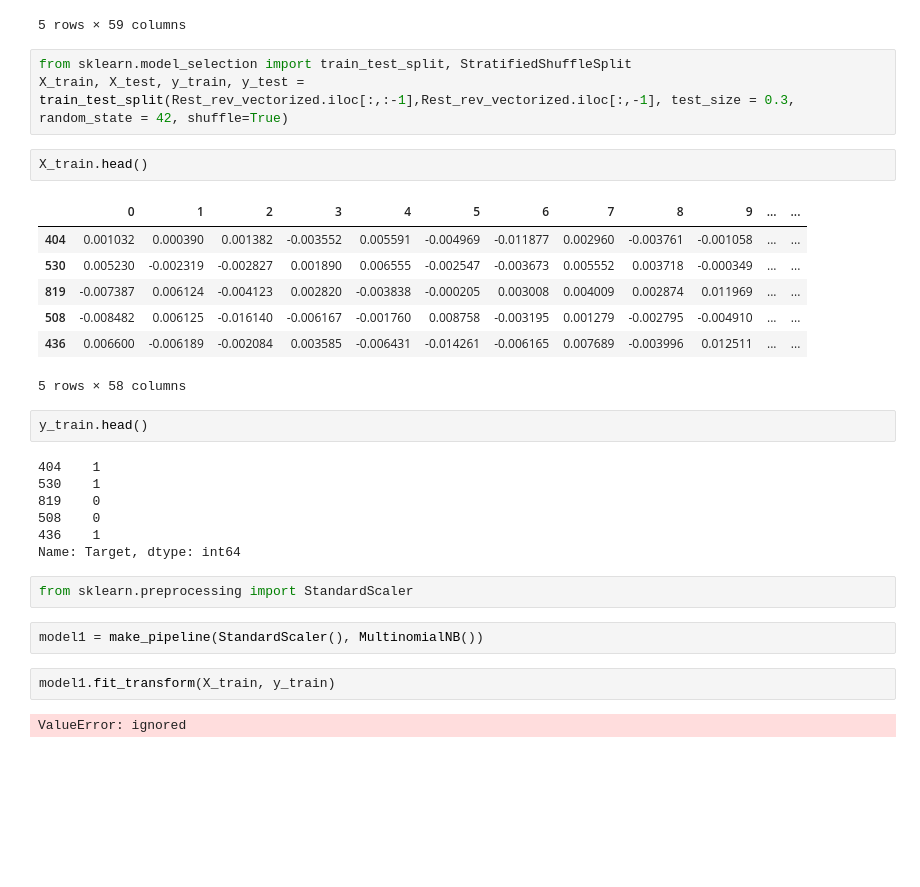
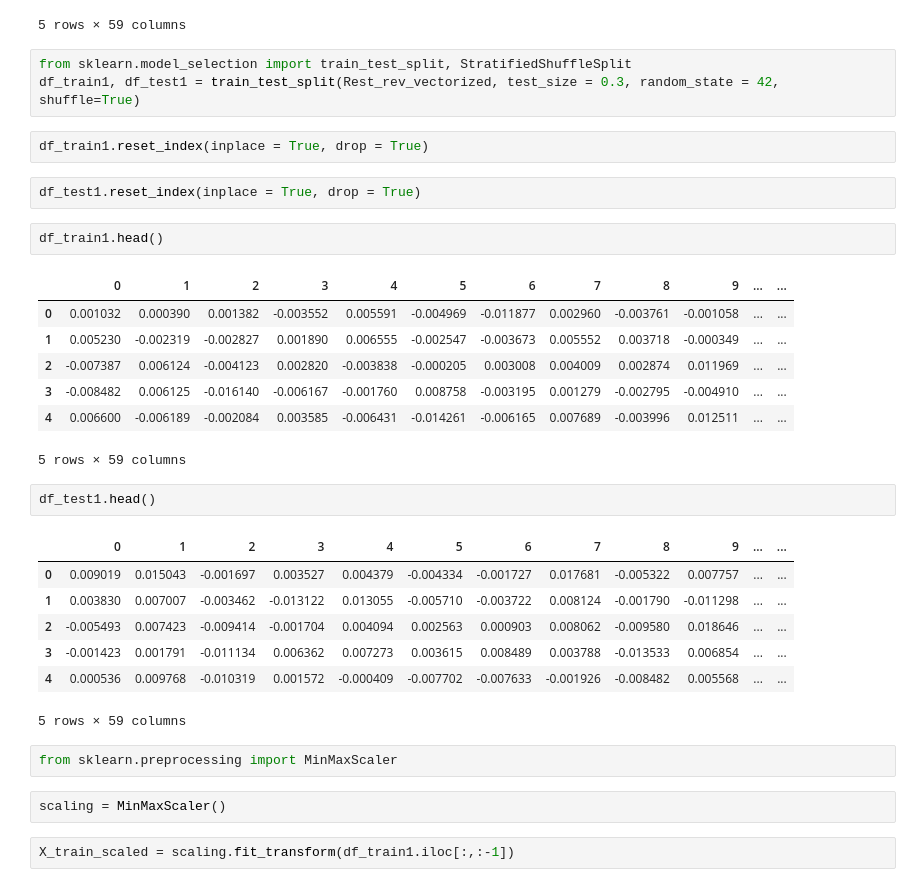
Before and after one commit to nipun1992/Restaurant-Review-Sentiment-Analysis, a Jupyter notebook: NLP Assignment Problem Statement 50 - Restaurant Review.ipynb, the cells around one changed output. Saved outputs shown, nothing was run; the diff lists cells and outputs as text; blank space fills up the shorter version.

Commit message:
Implemented MinMaxScaler and Multinomial Naive Bayes. Plotting Confusion matrix

```diff
--- a/NLP Assignment Problem Statement 50 - Restaurant Review.ipynb
+++ b/NLP Assignment Problem Statement 50 - Restaurant Review.ipynb
@@ -598,31 +599,34 @@ Rest_rev_vectorized.head()
 5 rows × 59 columns
 # %%
 from sklearn.model_selection import train_test_split, StratifiedShuffleSplit
-X_train, X_test, y_train, y_test = train_test_split(Rest_rev_vectorized.iloc[:,:-1],Rest_rev_vectorized.iloc[:,-1], test_size = 0.3, random_state = 42, shuffle=True)
+df_train1, df_test1 = train_test_split(Rest_rev_vectorized, test_size = 0.3, random_state = 42, shuffle=True)
+# %%
+df_train1.reset_index(inplace = True, drop = True)
+# %%
+df_test1.reset_index(inplace = True, drop = True)
 # %%
-X_train.head()
+df_train1.head()
 # %% [output]
 |  | 0 | 1 | 2 | 3 | 4 | 5 | 6 | 7 | 8 | 9 | ... | ... |
-| 404 | 0.001032 | 0.000390 | 0.001382 | -0.003552 | 0.005591 | -0.004969 | -0.011877 | 0.002960 | -0.003761 | -0.001058 | ... | ... |
-| 530 | 0.005230 | -0.002319 | -0.002827 | 0.001890 | 0.006555 | -0.002547 | -0.003673 | 0.005552 | 0.003718 | -0.000349 | ... | ... |
-| 819 | -0.007387 | 0.006124 | -0.004123 | 0.002820 | -0.003838 | -0.000205 | 0.003008 | 0.004009 | 0.002874 | 0.011969 | ... | ... |
-| 508 | -0.008482 | 0.006125 | -0.016140 | -0.006167 | -0.001760 | 0.008758 | -0.003195 | 0.001279 | -0.002795 | -0.004910 | ... | ... |
-| 436 | 0.006600 | -0.006189 | -0.002084 | 0.003585 | -0.006431 | -0.014261 | -0.006165 | 0.007689 | -0.003996 | 0.012511 | ... | ... |
+| 0 | 0.001032 | 0.000390 | 0.001382 | -0.003552 | 0.005591 | -0.004969 | -0.011877 | 0.002960 | -0.003761 | -0.001058 | ... | ... |
+| 1 | 0.005230 | -0.002319 | -0.002827 | 0.001890 | 0.006555 | -0.002547 | -0.003673 | 0.005552 | 0.003718 | -0.000349 | ... | ... |
+| 2 | -0.007387 | 0.006124 | -0.004123 | 0.002820 | -0.003838 | -0.000205 | 0.003008 | 0.004009 | 0.002874 | 0.011969 | ... | ... |
+| 3 | -0.008482 | 0.006125 | -0.016140 | -0.006167 | -0.001760 | 0.008758 | -0.003195 | 0.001279 | -0.002795 | -0.004910 | ... | ... |
+| 4 | 0.006600 | -0.006189 | -0.002084 | 0.003585 | -0.006431 | -0.014261 | -0.006165 | 0.007689 | -0.003996 | 0.012511 | ... | ... |
-5 rows × 58 columns
+5 rows × 59 columns
 # %%
-y_train.head()
+df_test1.head()
 # %% [output]
+|  | 0 | 1 | 2 | 3 | 4 | 5 | 6 | 7 | 8 | 9 | ... | ... |
+| 0 | 0.009019 | 0.015043 | -0.001697 | 0.003527 | 0.004379 | -0.004334 | -0.001727 | 0.017681 | -0.005322 | 0.007757 | ... | ... |
+| 1 | 0.003830 | 0.007007 | -0.003462 | -0.013122 | 0.013055 | -0.005710 | -0.003722 | 0.008124 | -0.001790 | -0.011298 | ... | ... |
+| 2 | -0.005493 | 0.007423 | -0.009414 | -0.001704 | 0.004094 | 0.002563 | 0.000903 | 0.008062 | -0.009580 | 0.018646 | ... | ... |
+| 3 | -0.001423 | 0.001791 | -0.011134 | 0.006362 | 0.007273 | 0.003615 | 0.008489 | 0.003788 | -0.013533 | 0.006854 | ... | ... |
+| 4 | 0.000536 | 0.009768 | -0.010319 | 0.001572 | -0.000409 | -0.007702 | -0.007633 | -0.001926 | -0.008482 | 0.005568 | ... | ... |
-404    1
-530    1
-819    0
-508    0
-436    1
-Name: Target, dtype: int64
+5 rows × 59 columns
 # %%
-from sklearn.preprocessing import StandardScaler
+from sklearn.preprocessing import MinMaxScaler
-# %%
-model1 = make_pipeline(StandardScaler(), MultinomialNB())
-# %%
-model1.fit_transform(X_train, y_train)
-# %% [output]
-ValueError: ignored
+# %%
+scaling = MinMaxScaler()
+# %%
+X_train_scaled = scaling.fit_transform(df_train1.iloc[:,:-1])
```
Also changed, not shown: parts of 19 cells of this notebook.
